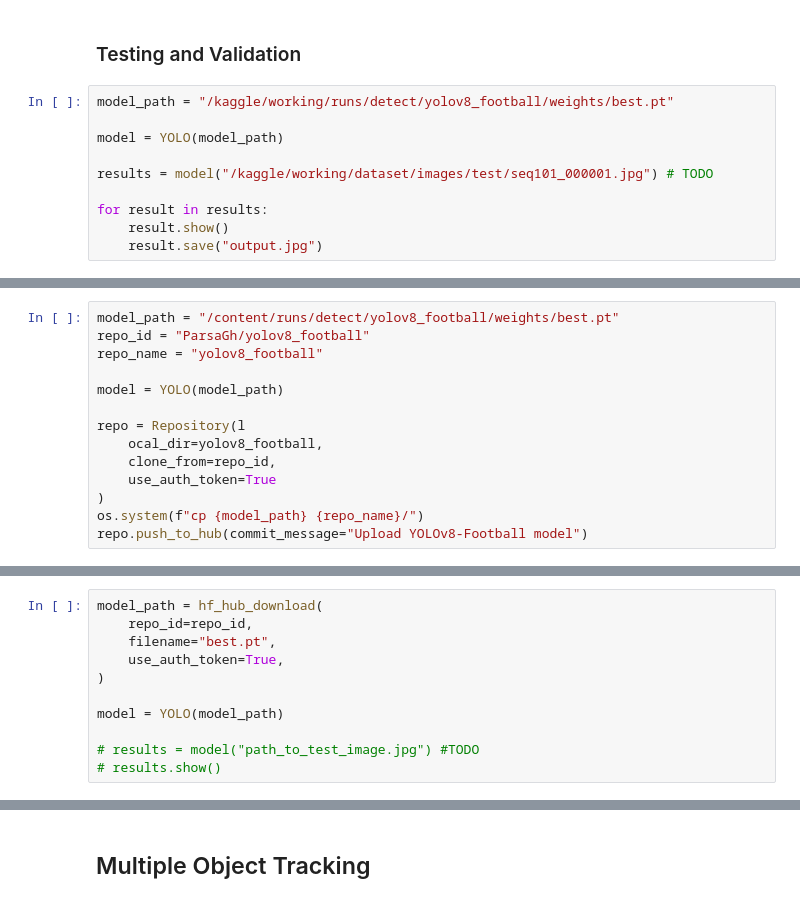
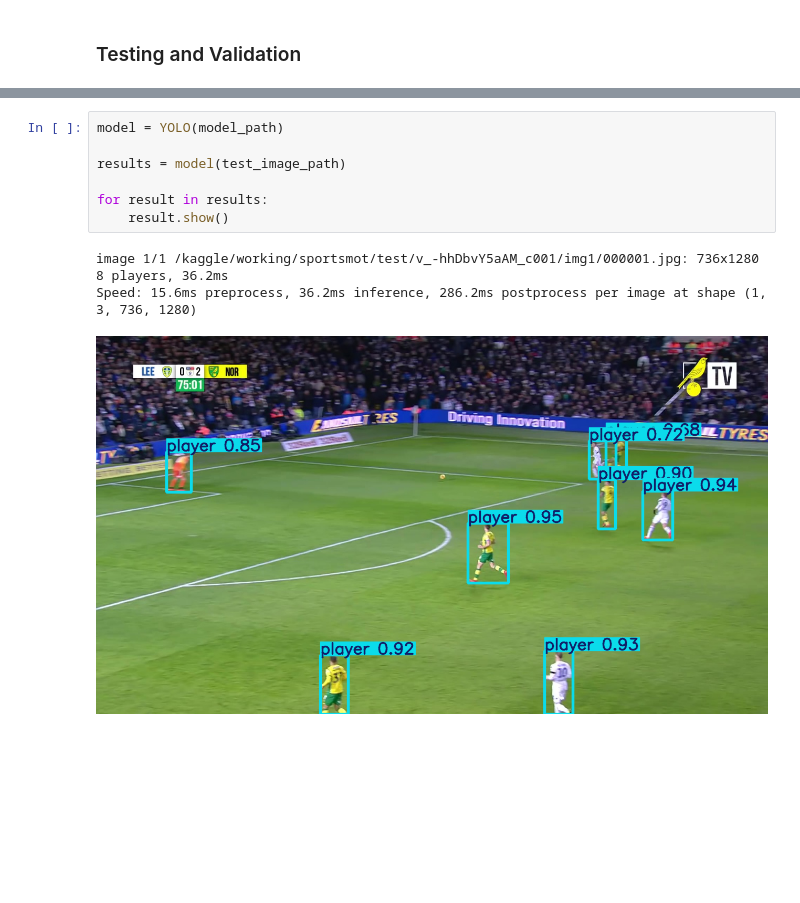
Before and after one commit to ParsaGhezelbash/Deep-Learning-Notebooks, a Jupyter notebook: Project/phase2.ipynb, the cells around one changed output, grey strips where cells are left out. Saved outputs shown, nothing was run; the diff lists cells and outputs as text; blank space fills up the shorter version.

```diff
--- a/Project/phase2.ipynb
+++ b/Project/phase2.ipynb
@@ -187,12 +326,2 @@ plot_logs(results_path)
 # %% [markdown]
 ### Testing and Validation
-# %%
-model_path = "/kaggle/working/runs/detect/yolov8_football/weights/best.pt"
-
-model = YOLO(model_path)
-
-results = model("/kaggle/working/dataset/images/test/seq101_000001.jpg") # TODO
-
-for result in results:
-    result.show()
-    result.save("output.jpg")
@@ -208,14 +327,0 @@ print(f"mAP@0.5:0.95: {metrics.box.map_50_95}")
-# %%
-model_path = "/content/runs/detect/yolov8_football/weights/best.pt"
-repo_id = "ParsaGh/yolov8_football"
-repo_name = "yolov8_football"
-
-model = YOLO(model_path)
-
-repo = Repository(l
-    ocal_dir=yolov8_football,
-    clone_from=repo_id,
-    use_auth_token=True
-)
-os.system(f"cp {model_path} {repo_name}/")
-repo.push_to_hub(commit_message="Upload YOLOv8-Football model")
@@ -224,11 +327,0 @@ repo.push_to_hub(commit_message="Upload YOLOv8-Football model")
-# %%
-model_path = hf_hub_download(
-    repo_id=repo_id,
-    filename="best.pt",
-    use_auth_token=True,
-)
-
-model = YOLO(model_path)
-
-# results = model("path_to_test_image.jpg") #TODO
-# results.show()
@@ -417,2 +328,11 @@ Similar Background: The object blends into the background, making it hard to dis
-# %% [markdown]
-## Multiple Object Tracking
+# %%
+model = YOLO(model_path)
+
+results = model(test_image_path)
+
+for result in results:
+    result.show()
+# %% [output]
+image 1/1 /kaggle/working/sportsmot/test/v_-hhDbvY5aAM_c001/img1/000001.jpg: 736x1280 8 players, 36.2ms
+Speed: 15.6ms preprocess, 36.2ms inference, 286.2ms postprocess per image at shape (1, 3, 736, 1280)
+[figure, added]
```
Also changed, not shown: parts of 71 cells of this notebook, 1 other file.
